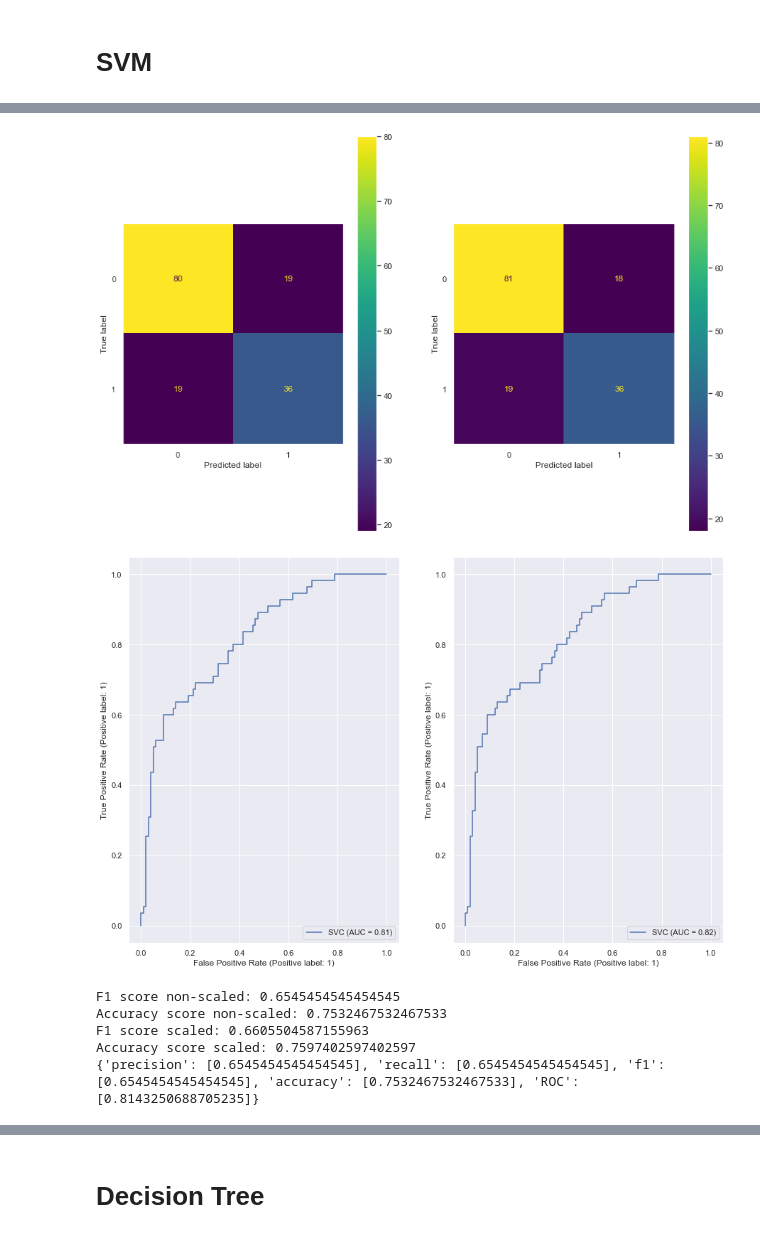
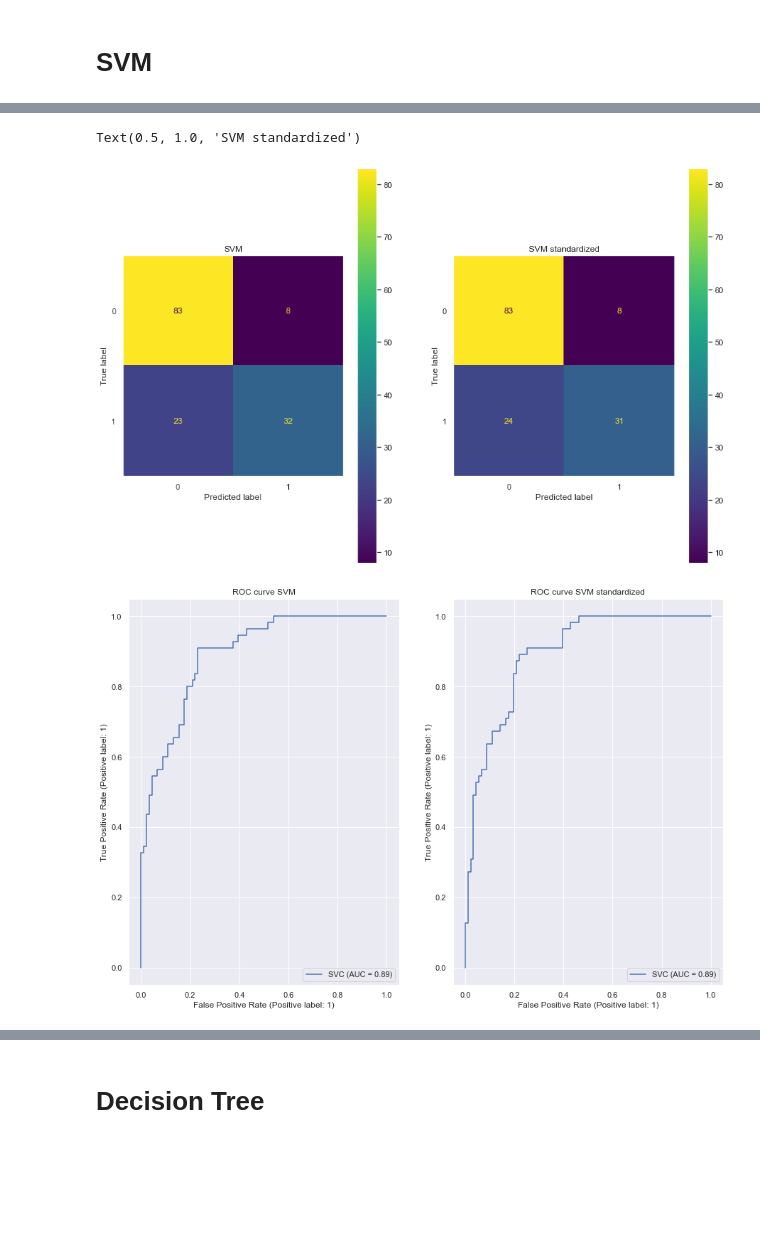
Before and after one commit to dunja274/UZOP-diabetes-prediction, a Jupyter notebook: diabetes.ipynb, the cells around one changed output, grey strips where cells are left out. Drawn from its saved outputs; the diff is of its cells as text; code cells hidden in the pictures; blank space fills up the shorter version.

```diff
--- a/diabetes.ipynb
+++ b/diabetes.ipynb
@@ -41,4 +45,8 @@ sns.heatmap(df.corr(), annot=True, fmt=".2f", cmap="YlGnBu", linewidths=.5)
 plt.show()
 # %% [output]
 [figure]
+# %%
+#Removing people with BMI 0 and BloodPressure 0
+df = df[df.BMI>0]
+df = df[df.BloodPressure>0]
 # %%
@@ -258,38 +226,28 @@ results_dict_scaled = {'precision': [], 'recall':[], 'f1':[], 'accuracy': [],'RO
 # %% [markdown]
 # SVM
 # %%
-import numpy as np
-
 def train_svm(X_train, y_train):
-    c_values = [0.1,1, 10, 100, 1000]
+    c_values = [0.1, 1, 10, 100]
     kernels = ['linear', 'rbf', 'poly']
-    # kernels = ['poly']
     degrees = [1,2,3,4,5]
     gammas = [1e-3, 1e-2, 1e-1, 1, 10]
-    #Create a svm
     best = (0, None)
-    scores_rbf = np.array(())
-    scores_poly = np.array(())
     for k in kernels:
         for c in c_values:
             if k == 'poly':
                 for d in degrees:
-                    clf = svm.SVC(kernel=k, C=c, degree=d) # Linear Kernel
+                    clf = svm.SVC(kernel=k, C=c, degree=d)
                     scores = cross_val_score(clf, X_train, y_train, cv=5)
                     print(f'k: {k} C: {c} degree: {d} score: {scores.mean()}')
-                    # classifiers_poly.append((c, d, clf))
-                    # scores_poly = np.append(scores_poly,scores.mean())
 
             elif k == 'rbf':
                 for g in gammas:
-                    clf = svm.SVC(kernel=k, C=c, gamma=g) # Linear Kernel
+                    clf = svm.SVC(kernel=k, C=c, gamma=g)
                     scores = cross_val_score(clf, X_train, y_train, cv=5)
                     print(f'k: {k} C: {c} gamma: {g} score: {scores.mean()}')
-                    # classifiers_rbf.append((c, g, clf))
-                    # scores_rbf = np.append(scores_rbf,scores.mean())
 
             else:
-                clf = svm.SVC(kernel=k, C=c) # Linear Kernel
+                clf = svm.SVC(kernel=k, C=c)
                 scores = cross_val_score(clf, X_train, y_train, cv=5)
                 print(f'k: {k} C: {c} score: {scores.mean()}')
             if scores.mean()>best[0]:
@@ -346,66 +304,42 @@ k: poly C: 1000 degree: 5 score: 0.7166200186592029
 # %%
 #svm test
 clf.fit(X_train, y_train)
 y_pred = clf.predict(X_test)
 
 #scaled svm test
 clf_scaled.fit(X_train_scaled, y_train_scaled)
 y_pred_scaled = clf_scaled.predict(X_test_scaled)
 
-from sklearn import metrics
-
-from sklearn.metrics import plot_confusion_matrix
-
 fig, axes = plt.subplots(nrows=1, ncols=2, figsize=(15,10))
 
-# fig.add_subplot(1,2,1)
-plot_confusion_matrix(clf, X_test, y_test, ax=axes.flatten()[0])
+fig1 = ConfusionMatrixDisplay.from_estimator(clf, X_test, y_test, ax=axes.flatten()[0])
 axes.flatten()[0].grid(False)
+fig1.ax_.set_title('SVM')
 
-# fig.add_subplot(1,2,2)
-plot_confusion_matrix(clf_scaled, X_test_scaled, y_test_scaled, ax=axes.flatten()[1])
+ConfusionMatrixDisplay.from_estimator(clf_scaled, X_test_scaled, y_test_scaled, ax=axes.flatten()[1])
 plt.grid(False)
-
-
-
-
-
-# from sklearn.metrics import classification_report
-
-# target_names = ['class 0', 'class 1']
-# print(classification_report(y_test_scaled, y_pred_scaled, target_names=target_names))
+plt.title('SVM standardized')
 # %% [output]
+Text(0.5, 1.0, 'SVM standardized')
-[figure, old version]
+[figure, new version]
 # %%
 from sklearn.metrics import RocCurveDisplay
 
 
 fig, axes = plt.subplots(nrows=1, ncols=2, figsize=(15,10))
 
-# fig.add_subplot(1,2,1)
-
-RocCurveDisplay.from_estimator(clf, X_test, y_test, ax=axes.flatten()[0])
-# plt.show()
+fig1 = RocCurveDisplay.from_estimator(clf, X_test, y_test, ax=axes.flatten()[0])
 fig.show()
+fig1.ax_.set_title('ROC curve SVM')
 
 RocCurveDisplay.from_estimator(clf_scaled, X_test_scaled, y_test_scaled, ax=axes.flatten()[1])
+plt.title('ROC curve SVM standardized')
 plt.show()
-# fig.add_subplot(1,2,2)
-# plot_confusion_matrix(clf_scaled, X_test_scaled, y_test_scaled, ax=axes.flatten()[1])
-# plt.grid(False)
 # %% [output]
-[figure, old version]
+[figure, new version]
 # %%
 from sklearn.metrics import roc_auc_score
 roc_auc_score(y_test, clf.decision_function(X_test))
-
-
-print(f'F1 score non-scaled: {metrics.f1_score(y_test,y_pred)}')
-print(f'Accuracy score non-scaled: {metrics.accuracy_score(y_test,y_pred)}')
-
-print(f'F1 score scaled: {metrics.f1_score(y_test_scaled,y_pred_scaled)}')
-print(f'Accuracy score scaled: {metrics.accuracy_score(y_test_scaled,y_pred_scaled)}')
-
 
 results_dict['precision'].append(metrics.precision_score(y_test,y_pred))
 results_dict['recall'].append(metrics.recall_score(y_test,y_pred))
@@ -419,11 +353,3 @@ results_dict_scaled['recall'].append(metrics.recall_score(y_test_scaled,y_pred_s
 results_dict_scaled['f1'].append(metrics.f1_score(y_test_scaled,y_pred_scaled))
 results_dict_scaled['accuracy'].append(metrics.accuracy_score(y_test_scaled,y_pred_scaled))
 results_dict_scaled['ROC'].append(roc_auc_score(y_test_scaled, clf_scaled.decision_function(X_test_scaled)))
-
-print(results_dict)
-# %% [output]
-F1 score non-scaled: 0.6545454545454545
-Accuracy score non-scaled: 0.7532467532467533
-F1 score scaled: 0.6605504587155963
-Accuracy score scaled: 0.7597402597402597
-{'precision': [0.6545454545454545], 'recall': [0.6545454545454545], 'f1': [0.6545454545454545], 'accuracy': [0.7532467532467533], 'ROC': [0.8143250688705235]}
```
Also changed, not shown: parts of 35 cells of this notebook.
